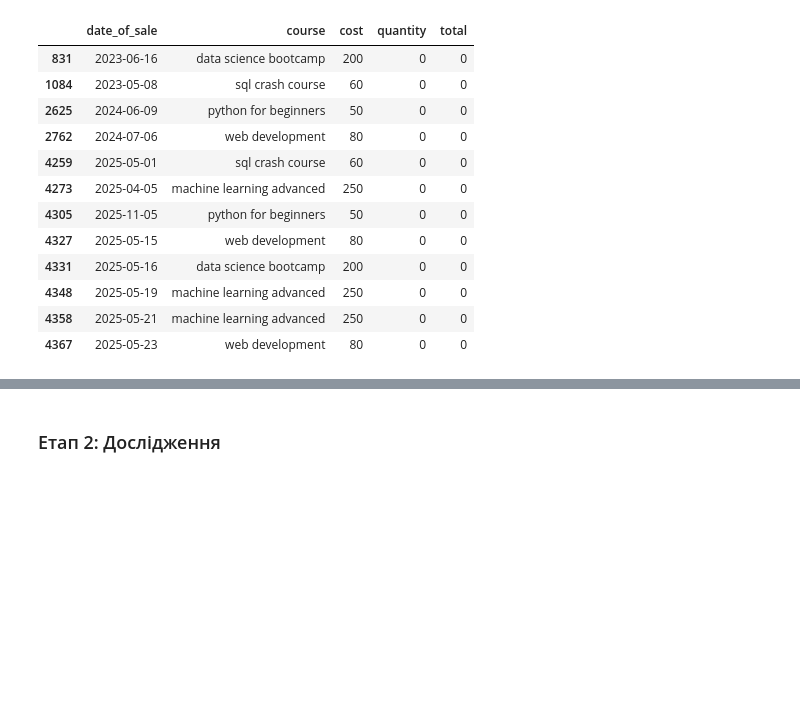
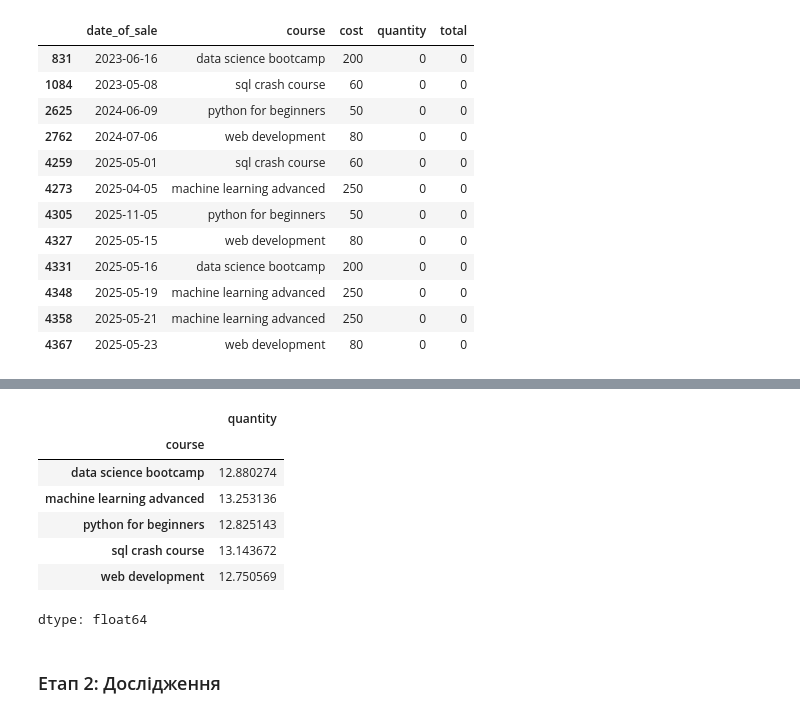
Before and after one commit to vstepin/My, a Jupyter notebook: mini_project_02_csv.ipynb, the cells around one changed output, grey strips where cells are left out. Drawn from its saved outputs; the diff is of its cells as text; code cells hidden in the pictures; blank space fills up the shorter version.

```diff
--- a/mini_project_02_csv.ipynb
+++ b/mini_project_02_csv.ipynb
@@ -284,3 +301,14 @@ memory usage: 175.7 KB
+# %%
+df.groupby('course').quantity.mean()
+# %% [output]
+|  | quantity |
+| course |  |
+| data science bootcamp | 12.880274 |
+| machine learning advanced | 13.253136 |
+| python for beginners | 12.825143 |
+| sql crash course | 13.143672 |
+| web development | 12.750569 |
+dtype: float64
 # %% [markdown]
 ### Етап 2: Дослідження
 # %% [markdown]
```
Also changed, not shown: parts of 8 cells of this notebook.
